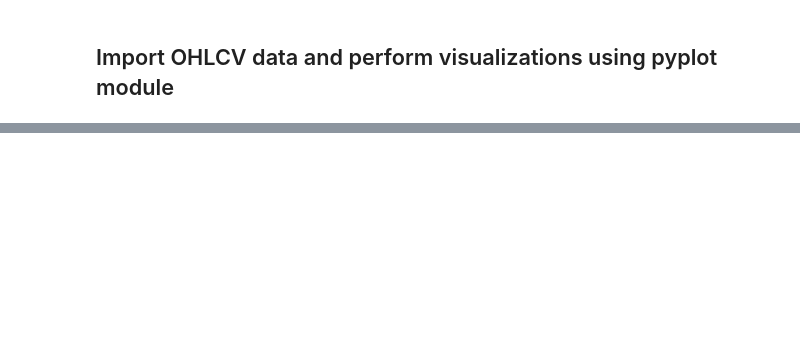
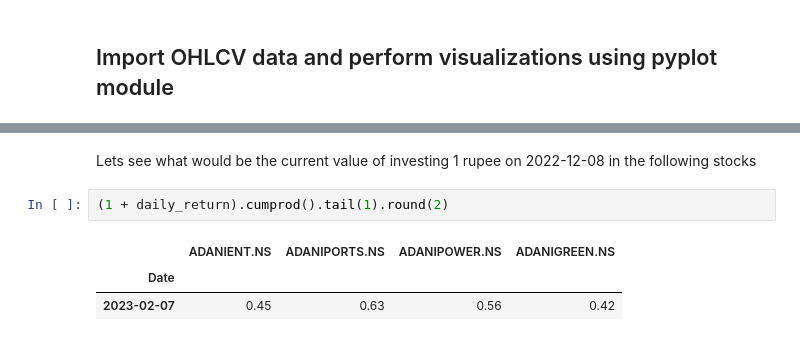
Before and after one commit to pChitral/Algorithmic-Trading-and-Quantitative-Analysis, a Jupyter notebook: data_handling_operations.ipynb, the cells around one changed output, grey strips where cells are left out. Saved outputs shown, nothing was run; the diff lists cells and outputs as text; blank space fills up the shorter version.

```diff
--- a/data_handling_operations.ipynb
+++ b/data_handling_operations.ipynb
@@ -276,0 +276,8 @@ plt.bar(daily_return.columns,daily_return.mean(),color=["red","blue","green","or
+# %% [markdown]
+Lets see what would be the current value of investing 1 rupee on 2022-12-08 in the following stocks
+# %%
+(1 + daily_return).cumprod().tail(1).round(2)
+# %% [output]
+|  | ADANIENT.NS | ADANIPORTS.NS | ADANIPOWER.NS | ADANIGREEN.NS |
+| Date |  |  |  |  |
+| 2023-02-07 | 0.45 | 0.63 | 0.56 | 0.42 |
```
Also changed, not shown: parts of 9 cells of this notebook, 1 other file.
